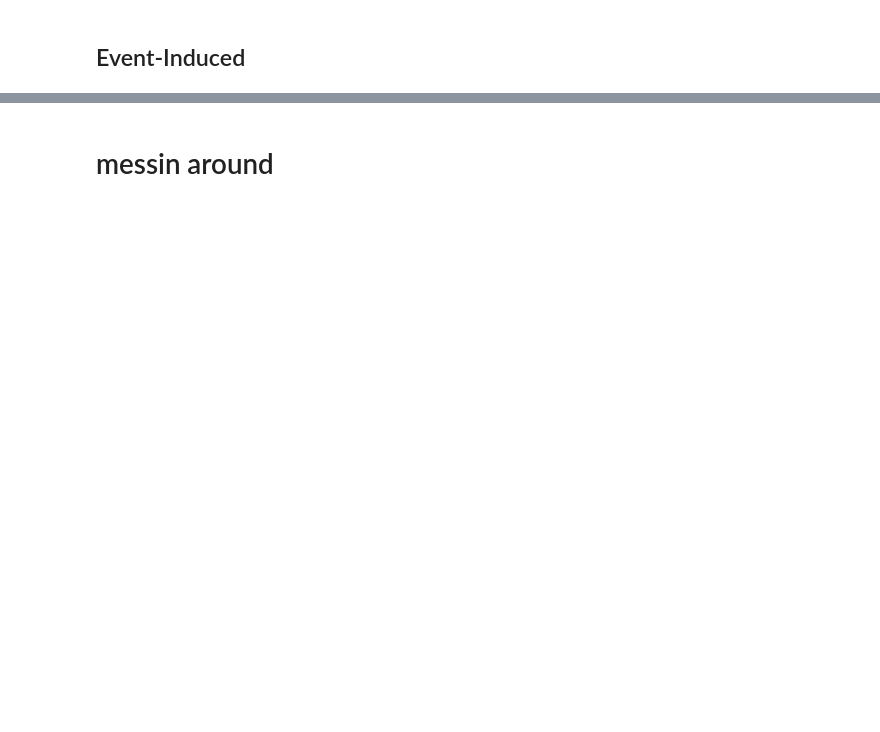
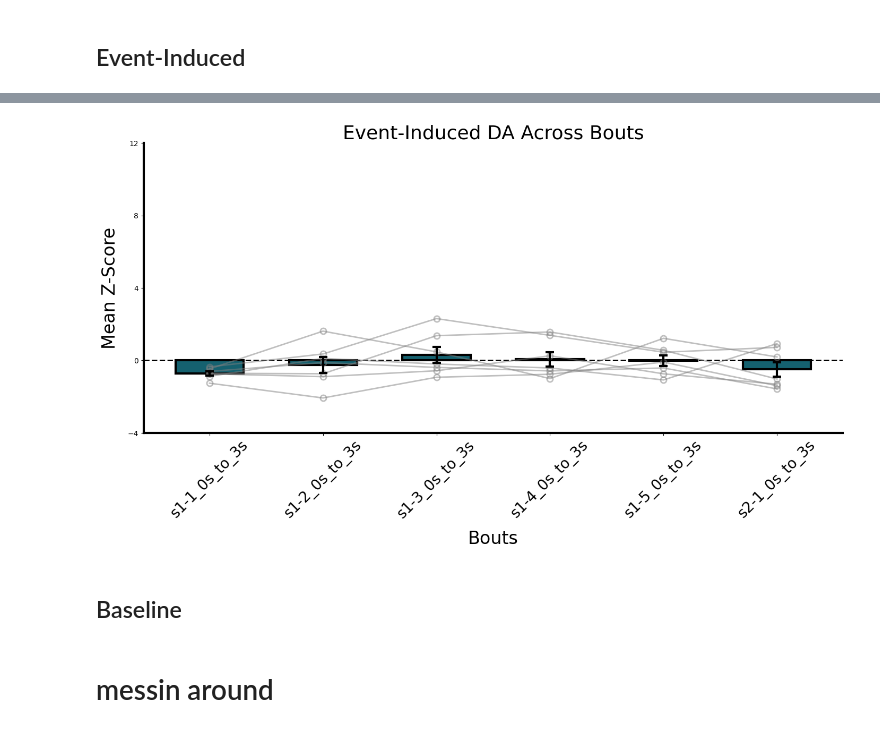
Before and after one commit to padillacoreanolab/Fiber_Photometry, a Jupyter notebook: Hab Dishab/hd_analysis.ipynb, the cells around one changed output, grey strips where cells are left out. Cells and saved outputs as stored; diff of their text form; code cells hidden in the pictures; blank space fills up the shorter version.

```diff
--- a/Hab Dishab/hd_analysis.ipynb
+++ b/Hab Dishab/hd_analysis.ipynb
@@ -205,0 +495,11 @@ plot_da_metrics_color_oneplot(experiment,
+# %%
+desired_bouts = ["s1-1", "s1-2", "s1-3", "s1-4", "s1-5", "s2-1"]
+
+event_induced_df = extract_nth_behavior_mean_baseline_peth(
+    experiment=experiment,
+    csv_base_path=csv_base_path,
+    bout_definitions=bout_definitions,
+    bouts=desired_bouts,
+    behavior='Investigation',
+    n=1, windows=[(0, 3)], pre_time=5, post_time=5
+)
@@ -206,3 +536,17 @@ plot_da_metrics_color_oneplot(experiment,
+# %%
+plot_event_induced_da(
+    event_induced_df=event_induced_df,
+    title="Event-Induced DA Across Bouts",
+    ylabel="Mean Z-Score",
+    xlabel="Bouts",
+    ylim=(-4, 12),  # Adjust if needed
+    bar_color=brain_region,
+    yticks_increment=4
+)
+# %% [output]
+[figure, added]
+# %% [markdown]
+## Baseline
 # %% [markdown]
 # messin around
 # %%
```
Also changed, not shown: parts of 14 cells of this notebook, 1 other file.
